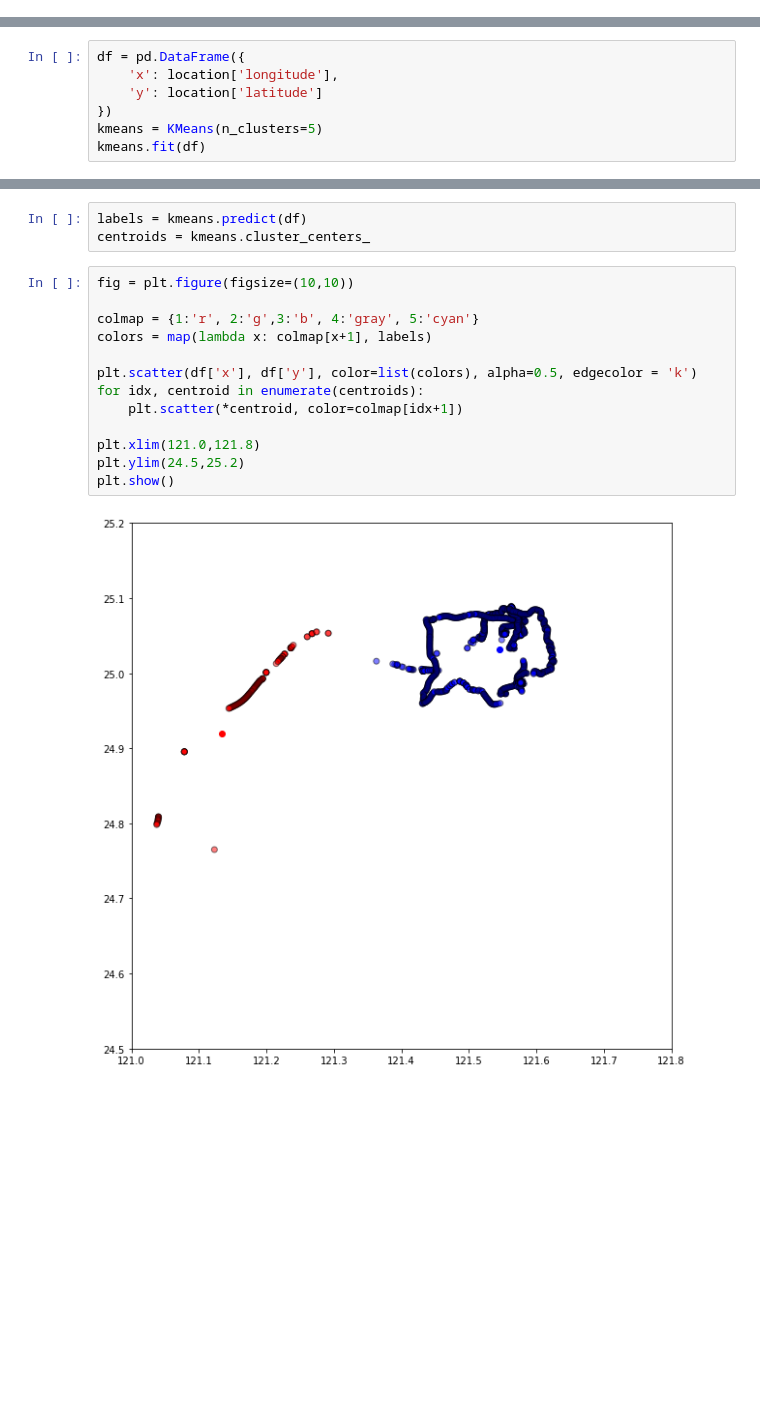
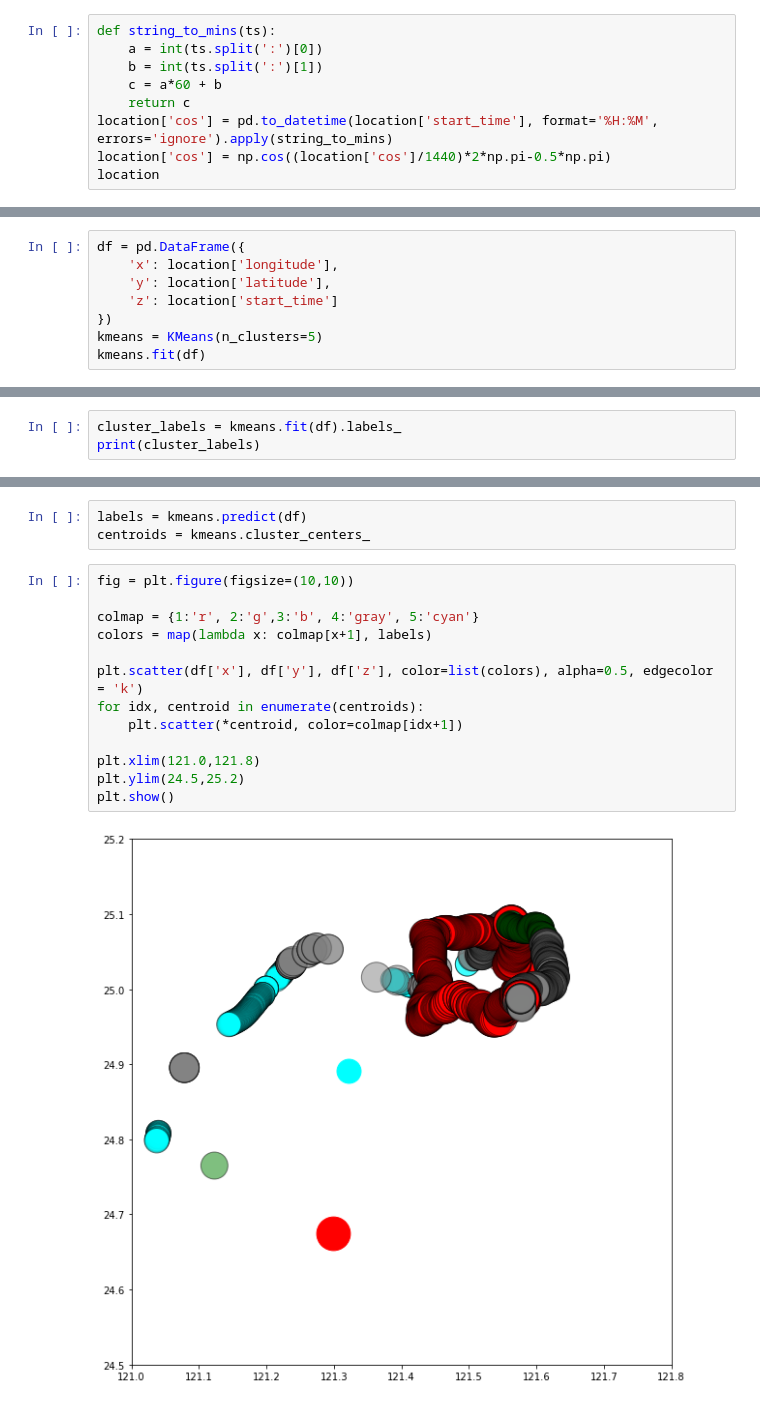
Before and after one commit to yuchieh0130/chchboss, a Jupyter notebook: clustering.ipynb, the cells around one changed output, grey strips where cells are left out. Drawn from its saved outputs; the diff is of its cells as text; blank space fills up the shorter version.

```diff
--- a/clustering.ipynb
+++ b/clustering.ipynb
@@ -23,0 +10,9 @@ location
+# %%
+def string_to_mins(ts):
+    a = int(ts.split(':')[0])
+    b = int(ts.split(':')[1])
+    c = a*60 + b
+    return c
+location['cos'] = pd.to_datetime(location['start_time'], format='%H:%M', errors='ignore').apply(string_to_mins)
+location['cos'] = np.cos((location['cos']/1440)*2*np.pi-0.5*np.pi)
+location
@@ -24,7 +42,8 @@ location
 # %%
 df = pd.DataFrame({
     'x': location['longitude'],
-    'y': location['latitude']
+    'y': location['latitude'],
+    'z': location['start_time']
 })
 kmeans = KMeans(n_clusters=5)
 kmeans.fit(df)
@@ -34,0 +54,3 @@ KMeans(algorithm='auto', copy_x=True, init='k-means++', max_iter=300,
+# %%
+cluster_labels = kmeans.fit(df).labels_
+print(cluster_labels)
@@ -38,15 +62,15 @@ centroids = kmeans.cluster_centers_
 # %%
 fig = plt.figure(figsize=(10,10))
 
 colmap = {1:'r', 2:'g',3:'b', 4:'gray', 5:'cyan'}
 colors = map(lambda x: colmap[x+1], labels)
 
-plt.scatter(df['x'], df['y'], color=list(colors), alpha=0.5, edgecolor = 'k')
+plt.scatter(df['x'], df['y'], df['z'], color=list(colors), alpha=0.5, edgecolor = 'k')
 for idx, centroid in enumerate(centroids):
     plt.scatter(*centroid, color=colmap[idx+1])
 
 plt.xlim(121.0,121.8)
 plt.ylim(24.5,25.2)
 plt.show()
 # %% [output]
-[figure, old version]
+[figure, new version]
```
Also changed, not shown: parts of 5 cells of this notebook.
